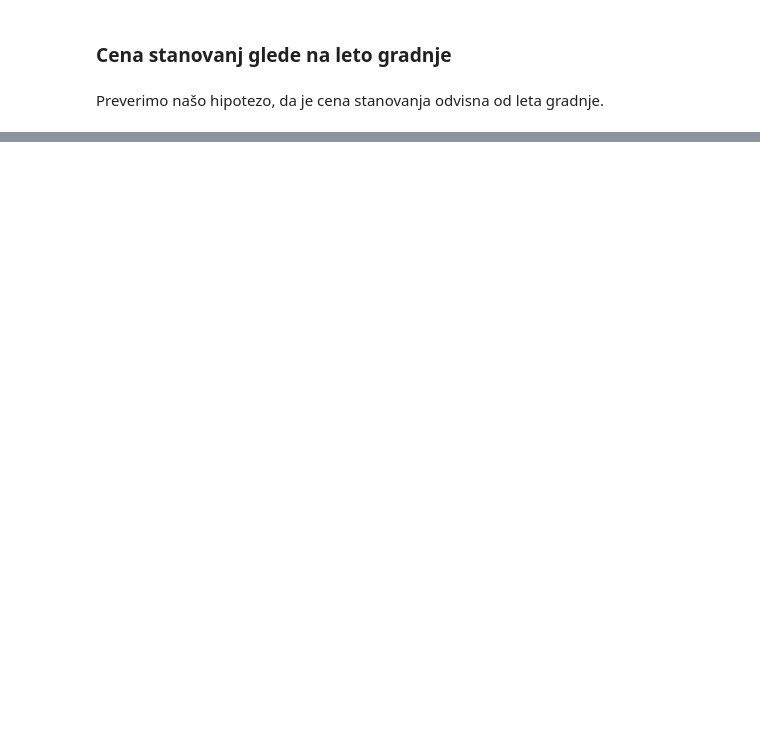
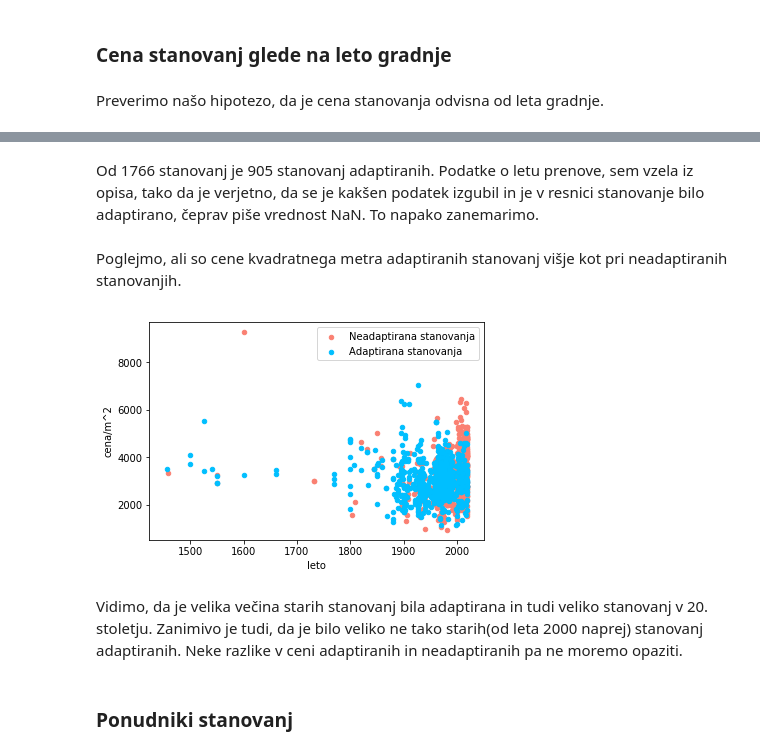
Before and after one commit to tinarazic/projekt-programiranje1, a Jupyter notebook: Analiza ponudbe stanovanj v Ljubljani.ipynb, the cells around one changed output, grey strips where cells are left out. Cells and saved outputs as stored; diff of their text form; code cells hidden in the pictures; blank space fills up the shorter version.

```diff
--- a/Analiza ponudbe stanovanj v Ljubljani.ipynb
+++ b/Analiza ponudbe stanovanj v Ljubljani.ipynb
@@ -152,0 +237,4 @@ stanovanja.plot.scatter('leto', 'cena')
+# %%
+adaptirana_stanovanja = stanovanja[stanovanja.adaptirano.notnull()]
+neadaptirana_stanovanja = stanovanja[stanovanja.adaptirano.isnull()]
+adaptirana_stanovanja
@@ -152,0 +261,14 @@ stanovanja.plot.scatter('leto', 'cena')
+# %% [markdown]
+Od 1766 stanovanj je 905 stanovanj adaptiranih. Podatke o letu prenove, sem vzela iz opisa, tako da je verjetno, da se je kakšen podatek izgubil in je v resnici stanovanje bilo adaptirano, čeprav piše vrednost NaN. To napako zanemarimo.
+# %% [markdown]
+Poglejmo, ali so cene kvadratnega metra adaptiranih stanovanj višje kot pri neadaptiranih stanovanjih.
+# %%
+neadaptirana = neadaptirana_stanovanja.plot.scatter(x='leto', y='cena/m^2', color='salmon', label='Neadaptirana stanovanja');
+
+adaptirana_stanovanja.plot.scatter(x='leto', y='cena/m^2', color='deepskyblue', label='Adaptirana stanovanja', ax=neadaptirana);
+# %% [output]
+[figure, added]
+# %% [markdown]
+Vidimo, da je velika večina starih stanovanj bila adaptirana in tudi veliko stanovanj v 20. stoletju. Zanimivo je tudi, da je bilo veliko ne tako starih(od leta 2000 naprej) stanovanj adaptiranih. Neke razlike v ceni adaptiranih in neadaptiranih pa ne moremo opaziti.
+# %% [markdown]
+### Ponudniki stanovanj
```
Also changed, not shown: parts of 41 cells of this notebook, 4 other files.
